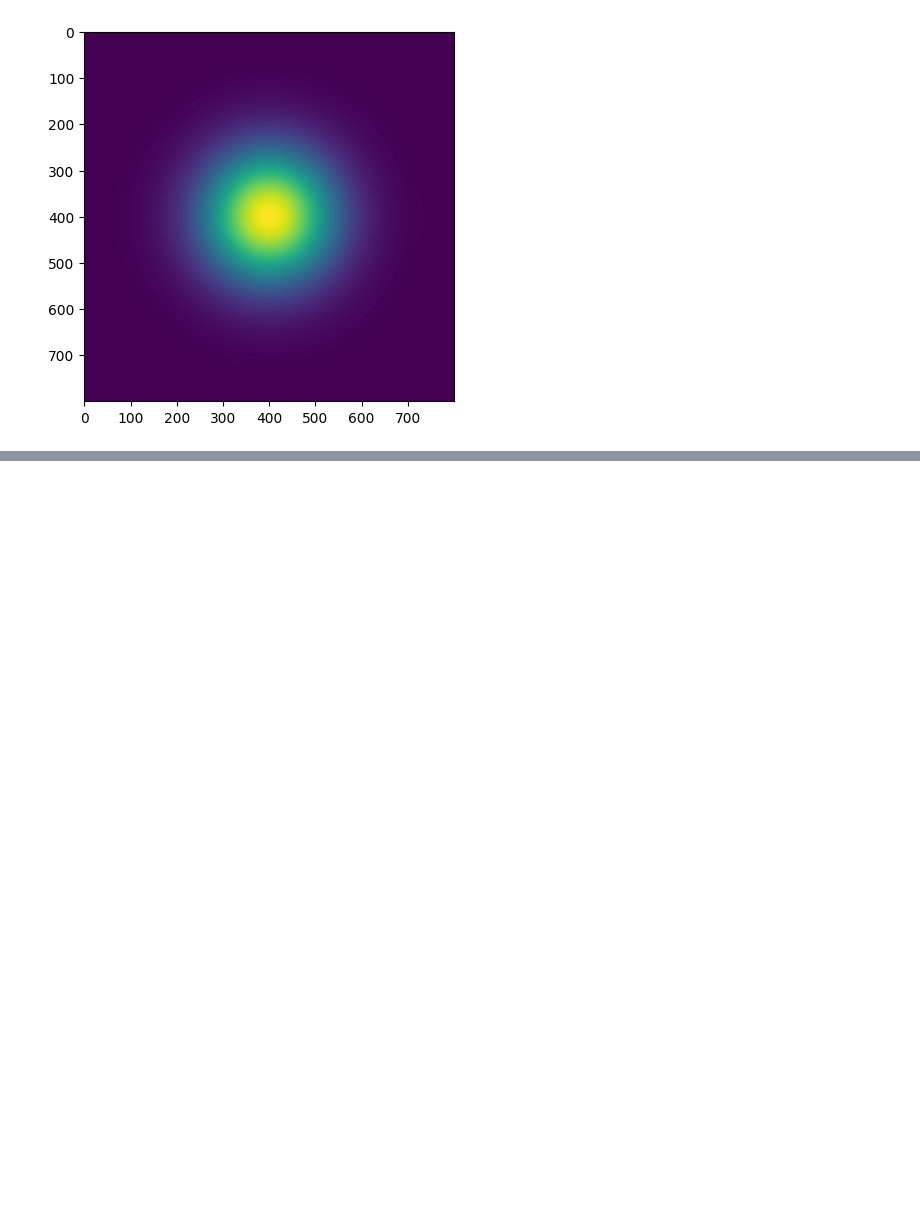
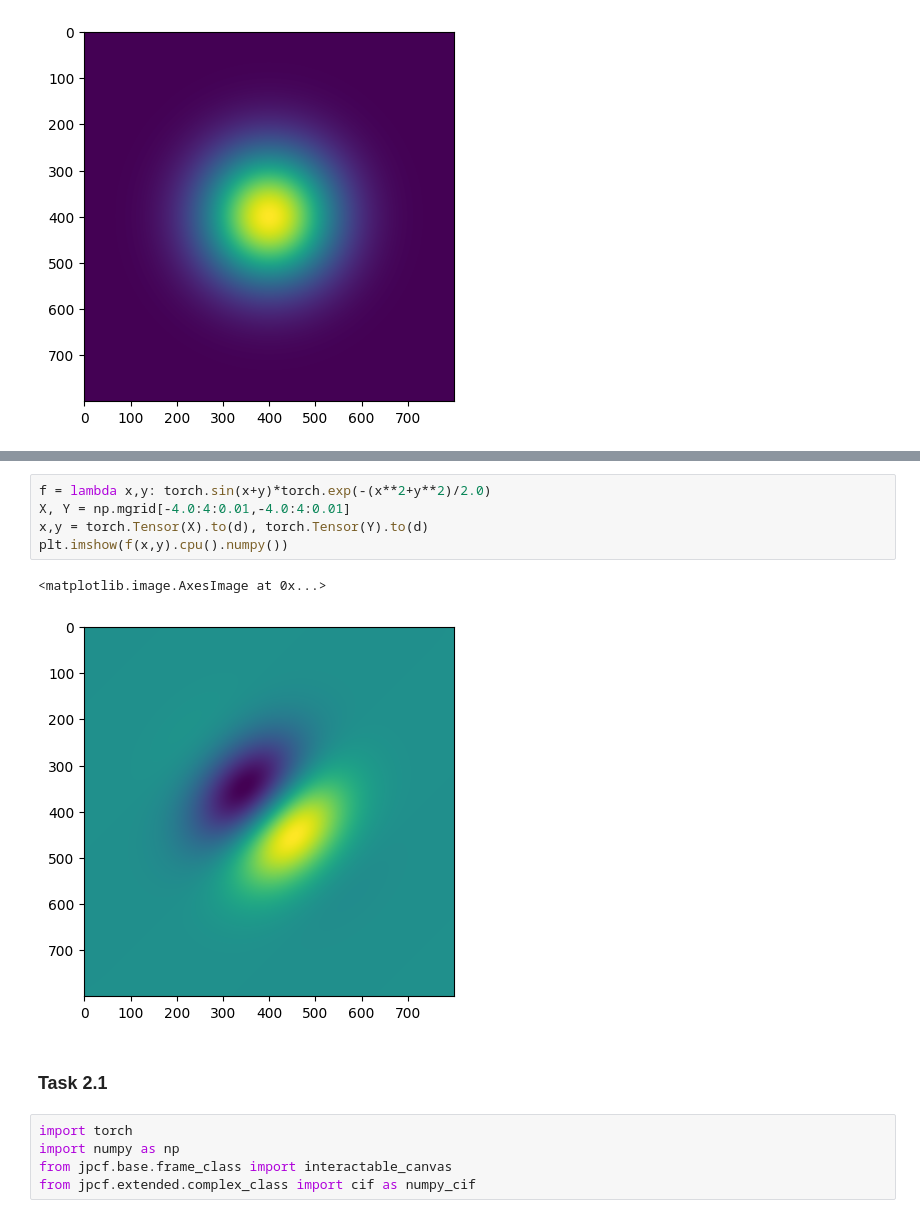
Before and after one commit to IHopeThisIsNotPermanent/FractalApp, a Jupyter notebook: DEMO1/Task1&2.ipynb, the cells around one changed output, grey strips where cells are left out. Cells and saved outputs as stored; diff of their text form; blank space fills up the shorter version.

```diff
--- a/DEMO1/Task1&2.ipynb
+++ b/DEMO1/Task1&2.ipynb
@@ -59,0 +78,15 @@ SyntaxError: invalid syntax (2420780413.py, line 1)
+# %%
+f = lambda x,y: torch.sin(x+y)*torch.exp(-(x**2+y**2)/2.0)
+X, Y = np.mgrid[-4.0:4:0.01,-4.0:4:0.01]
+x,y = torch.Tensor(X).to(d), torch.Tensor(Y).to(d)
+plt.imshow(f(x,y).cpu().numpy())
+# %% [output]
+<matplotlib.image.AxesImage at 0x...>
+[figure, added]
+# %% [markdown]
+### Task 2.1
+# %%
+import torch
+import numpy as np
+from jpcf.base.frame_class import interactable_canvas
+from jpcf.extended.complex_class import cif as numpy_cif
```
Also changed, not shown: parts of 12 cells of this notebook.
